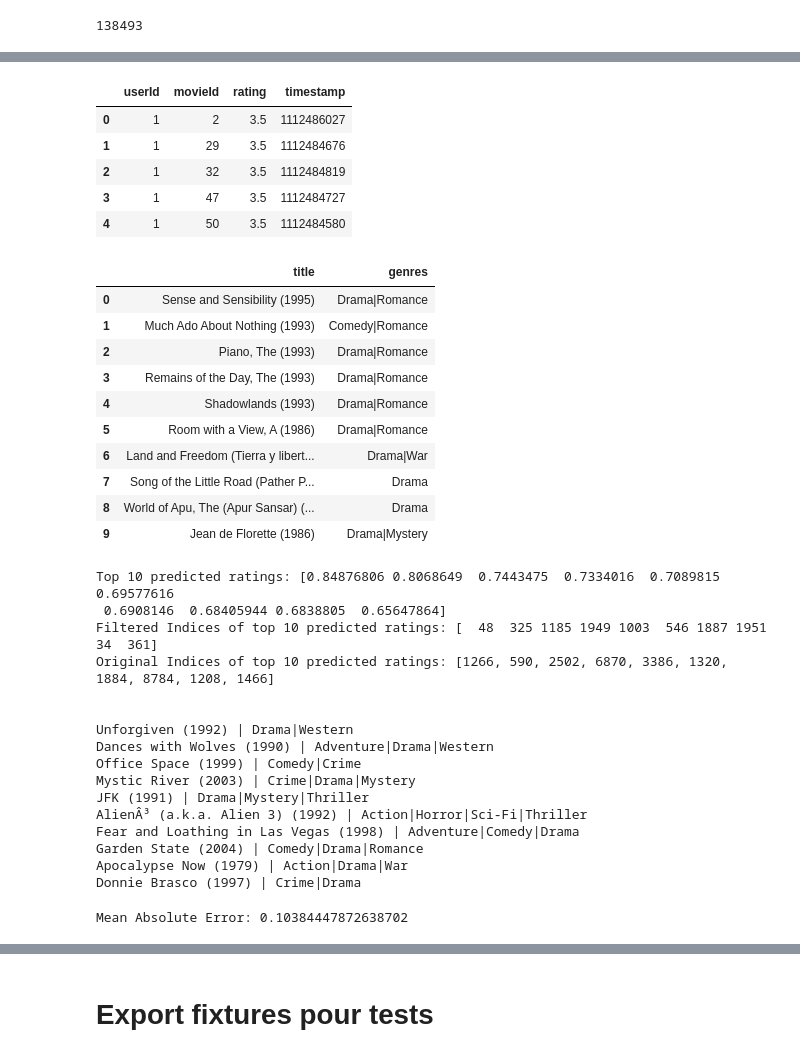
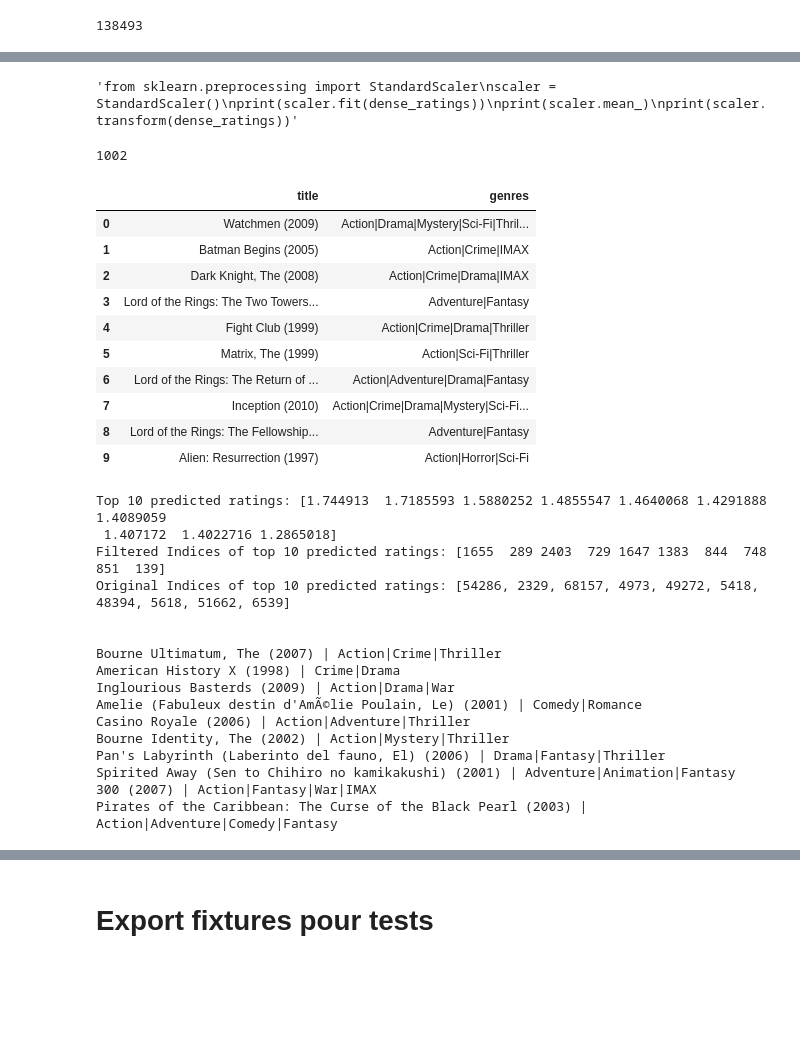
Before and after one commit to aurogail/Movie_Reco, a Jupyter notebook: notebooks/collab_filtering.ipynb, the cells around one changed output, grey strips where cells are left out. Saved outputs shown, nothing was run; the diff lists cells and outputs as text; code cells hidden in the pictures; blank space fills up the shorter version.

```diff
--- a/notebooks/collab_filtering.ipynb
+++ b/notebooks/collab_filtering.ipynb
@@ -515,12 +529,11 @@ array([0.42956144, 0.65080976, 0.77328503, ..., 0.05576679, 0.14612323,
-# %%
-ratings.head()
-# %% [output]
-|  | userId | movieId | rating | timestamp |
-| 0 | 1 | 2 | 3.5 | 1112486027 |
-| 1 | 1 | 29 | 3.5 | 1112484676 |
-| 2 | 1 | 32 | 3.5 | 1112484819 |
-| 3 | 1 | 47 | 3.5 | 1112484727 |
-| 4 | 1 | 50 | 3.5 | 1112484580 |
+# %%
+"""from sklearn.preprocessing import StandardScaler
+scaler = StandardScaler()
+print(scaler.fit(dense_ratings))
+print(scaler.mean_)
+print(scaler.transform(dense_ratings))"""
+# %% [output]
+'from sklearn.preprocessing import StandardScaler\nscaler = StandardScaler()\nprint(scaler.fit(dense_ratings))\nprint(scaler.mean_)\nprint(scaler.transform(dense_ratings))'
 # %%
 def get_top10(userId):
     top10 = ratings[ratings['userId'] == userId]
@@ -533,5 +546,9 @@ def get_top10(userId):
     top_movies = top_movies.merge(movies, on = "movieId", how = "left")
 
     return top_movies[['title', 'genres']]
+# %%
+user_id_mapping[1003]
+# %% [output]
+1002
 # %%
 def get_recommendations(userId):
@@ -562,41 +583,35 @@ def get_recommendations(userId):
     for i in movies_list:
         print(movies[movies['movieId'] == i]['title'].values[0] + " | " + movies[movies['movieId'] == i]['genres'].values[0])
 # %%
-get_top10(122)
+get_top10(1000)
 # %% [output]
 |  | title | genres |
-| 0 | Sense and Sensibility (1995) | Drama|Romance |
-| 1 | Much Ado About Nothing (1993) | Comedy|Romance |
-| 2 | Piano, The (1993) | Drama|Romance |
-| 3 | Remains of the Day, The (1993) | Drama|Romance |
-| 4 | Shadowlands (1993) | Drama|Romance |
-| 5 | Room with a View, A (1986) | Drama|Romance |
-| 6 | Land and Freedom (Tierra y libert... | Drama|War |
-| 7 | Song of the Little Road (Pather P... | Drama |
-| 8 | World of Apu, The (Apur Sansar) (... | Drama |
-| 9 | Jean de Florette (1986) | Drama|Mystery |
+| 0 | Watchmen (2009) | Action|Drama|Mystery|Sci-Fi|Thril... |
+| 1 | Batman Begins (2005) | Action|Crime|IMAX |
+| 2 | Dark Knight, The (2008) | Action|Crime|Drama|IMAX |
+| 3 | Lord of the Rings: The Two Towers... | Adventure|Fantasy |
+| 4 | Fight Club (1999) | Action|Crime|Drama|Thriller |
+| 5 | Matrix, The (1999) | Action|Sci-Fi|Thriller |
+| 6 | Lord of the Rings: The Return of ... | Action|Adventure|Drama|Fantasy |
+| 7 | Inception (2010) | Action|Crime|Drama|Mystery|Sci-Fi... |
+| 8 | Lord of the Rings: The Fellowship... | Adventure|Fantasy |
+| 9 | Alien: Resurrection (1997) | Action|Horror|Sci-Fi |
 # %%
-get_recommendations(122)
+get_recommendations(1000)
 # %% [output]
-Top 10 predicted ratings: [0.84876806 0.8068649  0.7443475  0.7334016  0.7089815  0.69577616
- 0.6908146  0.68405944 0.6838805  0.65647864]
-Filtered Indices of top 10 predicted ratings: [  48  325 1185 1949 1003  546 1887 1951   34  361]
-Original Indices of top 10 predicted ratings: [1266, 590, 2502, 6870, 3386, 1320, 1884, 8784, 1208, 1466]
+Top 10 predicted ratings: [1.744913  1.7185593 1.5880252 1.4855547 1.4640068 1.4291888 1.4089059
+ 1.407172  1.4022716 1.2865018]
+Filtered Indices of top 10 predicted ratings: [1655  289 2403  729 1647 1383  844  748  851  139]
+Original Indices of top 10 predicted ratings: [54286, 2329, 68157, 4973, 49272, 5418, 48394, 5618, 51662, 6539]
 
 
-Unforgiven (1992) | Drama|Western
-Dances with Wolves (1990) | Adventure|Drama|Western
-Office Space (1999) | Comedy|Crime
-Mystic River (2003) | Crime|Drama|Mystery
-JFK (1991) | Drama|Mystery|Thriller
-AlienÂ³ (a.k.a. Alien 3) (1992) | Action|Horror|Sci-Fi|Thriller
-Fear and Loathing in Las Vegas (1998) | Adventure|Comedy|Drama
-Garden State (2004) | Comedy|Drama|Romance
-Apocalypse Now (1979) | Action|Drama|War
-Donnie Brasco (1997) | Crime|Drama
+Bourne Ultimatum, The (2007) | Action|Crime|Thriller
+American History X (1998) | Crime|Drama
+Inglourious Basterds (2009) | Action|Drama|War
+Amelie (Fabuleux destin d'AmÃ©lie Poulain, Le) (2001) | Comedy|Romance
+Casino Royale (2006) | Action|Adventure|Thriller
+Bourne Identity, The (2002) | Action|Mystery|Thriller
+Pan's Labyrinth (Laberinto del fauno, El) (2006) | Drama|Fantasy|Thriller
+Spirited Away (Sen to Chihiro no kamikakushi) (2001) | Adventure|Animation|Fantasy
+300 (2007) | Action|Fantasy|War|IMAX
+Pirates of the Caribbean: The Curse of the Black Pearl (2003) | Action|Adventure|Comedy|Fantasy
-# %%
-# Calculate MAE
-mae = mean_absolute_error(dense_ratings, predicted_ratings_matrix)
-print(f'Mean Absolute Error: {mae}')
-# %% [output]
-Mean Absolute Error: 0.10384447872638702
```
Also changed, not shown: parts of 18 cells of this notebook, 1 other file.
